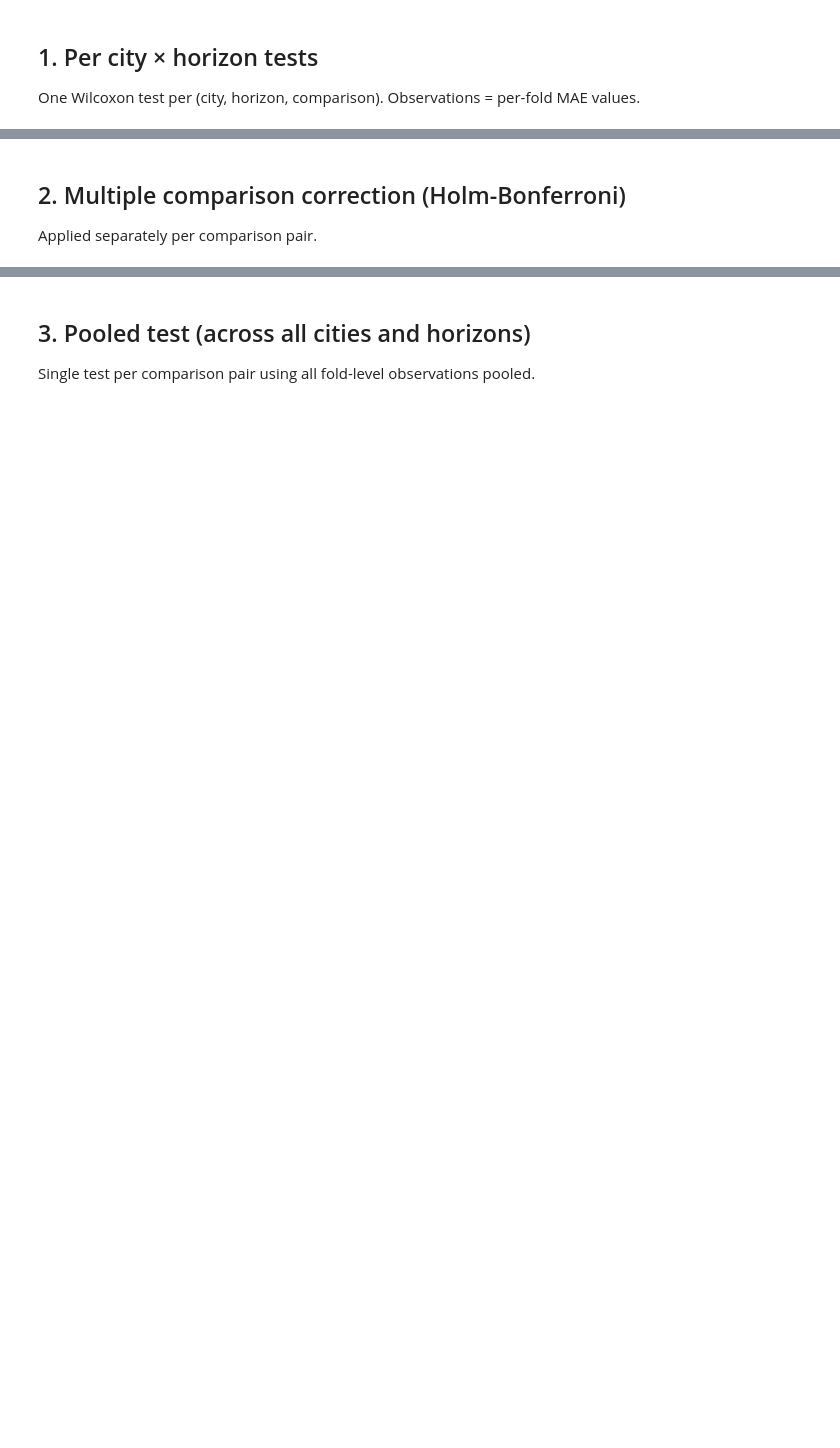
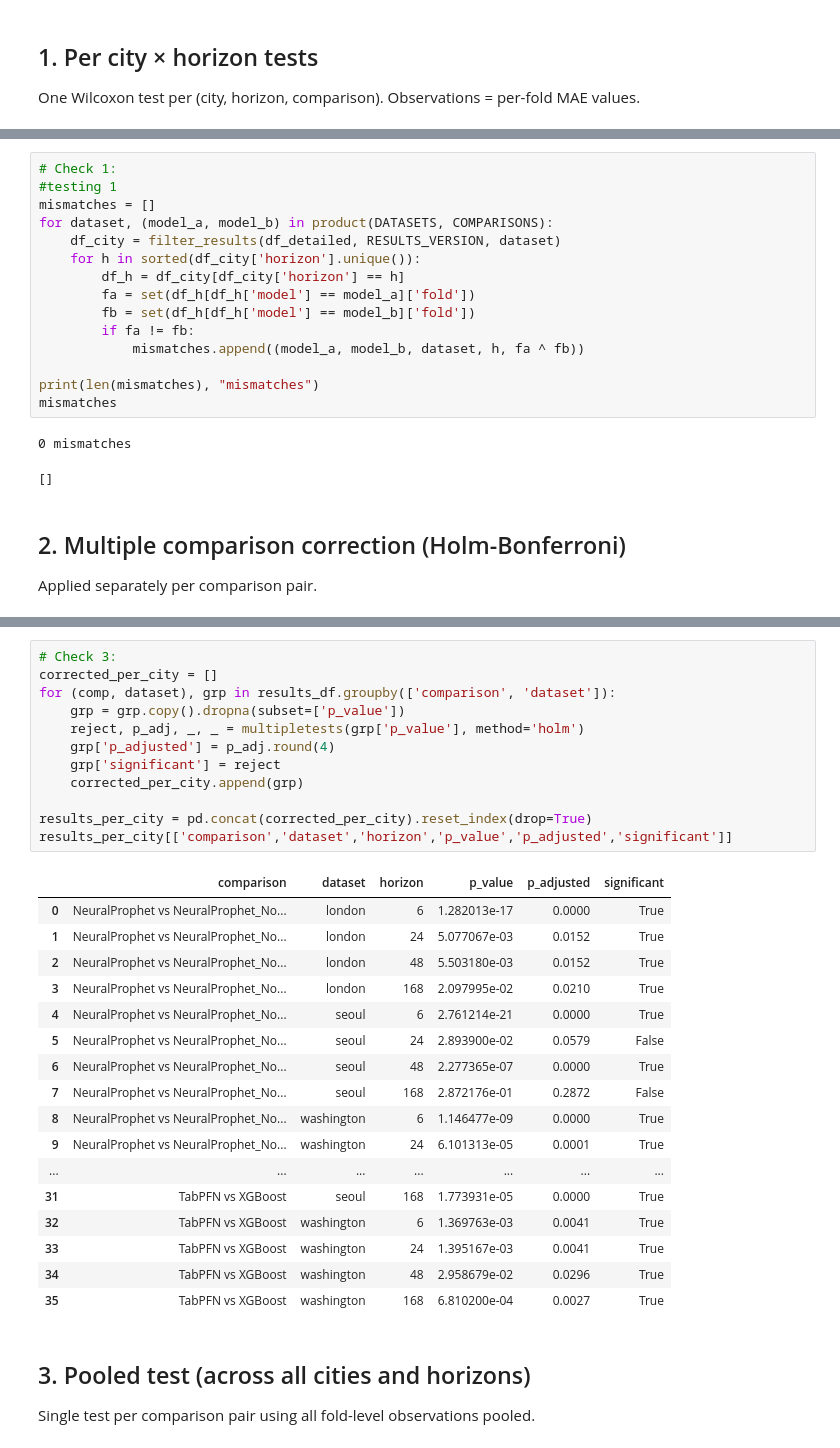
Before and after one commit to misssophieexplores/TabPFN-TS_for_Bike_Demand_Forecasting, a Jupyter notebook: analysis_visualizations/statistical_significance.ipynb, the cells around one changed output, grey strips where cells are left out. Saved outputs shown, nothing was run; the diff lists cells and outputs as text; blank space fills up the shorter version.

```diff
--- a/analysis_visualizations/statistical_significance.ipynb
+++ b/analysis_visualizations/statistical_significance.ipynb
@@ -100,6 +100,24 @@ NeuralProphet vs NeuralProphet_NoWeather NeuralProphet NeuralProphet_NoWeather w
 NeuralProphet vs NeuralProphet_NoWeather NeuralProphet NeuralProphet_NoWeather washington       24      245      123.06      118.09       4.96    10616.0 6.101313e-05
 NeuralProphet vs NeuralProphet_NoWeather NeuralProphet NeuralProphet_NoWeather washington       48      122      148.21      139.69       8.51     2423.0 6.880144e-04
 NeuralProphet vs NeuralProphet_NoWeather NeuralProphet NeuralProphet_NoWeather washington      168       35      121.95      106.01      15.93       26.0 6.222399e-08
+# %%
+# Check 1:
+#testing 1
+mismatches = []
+for dataset, (model_a, model_b) in product(DATASETS, COMPARISONS):
+    df_city = filter_results(df_detailed, RESULTS_VERSION, dataset)
+    for h in sorted(df_city['horizon'].unique()):
+        df_h = df_city[df_city['horizon'] == h]
+        fa = set(df_h[df_h['model'] == model_a]['fold'])
+        fb = set(df_h[df_h['model'] == model_b]['fold'])
+        if fa != fb:
+            mismatches.append((model_a, model_b, dataset, h, fa ^ fb))
+
+print(len(mismatches), "mismatches")
+mismatches
+# %% [output]
+0 mismatches
+[]
 # %% [markdown]
 ## 2. Multiple comparison correction (Holm-Bonferroni)
 Applied separately per comparison pair.
@@ -140,6 +158,36 @@ NeuralProphet vs NeuralProphet_NoWeather washington       48      122      148.2
                        TabPFN vs XGBoost washington       24      245       49.38       53.93      -4.55 1.395167e-03      0.0082         True
                        TabPFN vs XGBoost washington       48      122       53.66       58.64      -4.98 2.958679e-02      0.0695        False
                        TabPFN vs XGBoost washington      168       35       50.56       61.68     -11.12 6.810200e-04      0.0048         True
+# %%
+# Check 3:
+corrected_per_city = []
+for (comp, dataset), grp in results_df.groupby(['comparison', 'dataset']):
+    grp = grp.copy().dropna(subset=['p_value'])
+    reject, p_adj, _, _ = multipletests(grp['p_value'], method='holm')
+    grp['p_adjusted'] = p_adj.round(4)
+    grp['significant'] = reject
+    corrected_per_city.append(grp)
+
+results_per_city = pd.concat(corrected_per_city).reset_index(drop=True)
+results_per_city[['comparison','dataset','horizon','p_value','p_adjusted','significant']]
+# %% [output]
+|  | comparison | dataset | horizon | p_value | p_adjusted | significant |
+| 0 | NeuralProphet vs NeuralProphet_No... | london | 6 | 1.282013e-17 | 0.0000 | True |
+| 1 | NeuralProphet vs NeuralProphet_No... | london | 24 | 5.077067e-03 | 0.0152 | True |
+| 2 | NeuralProphet vs NeuralProphet_No... | london | 48 | 5.503180e-03 | 0.0152 | True |
+| 3 | NeuralProphet vs NeuralProphet_No... | london | 168 | 2.097995e-02 | 0.0210 | True |
+| 4 | NeuralProphet vs NeuralProphet_No... | seoul | 6 | 2.761214e-21 | 0.0000 | True |
+| 5 | NeuralProphet vs NeuralProphet_No... | seoul | 24 | 2.893900e-02 | 0.0579 | False |
+| 6 | NeuralProphet vs NeuralProphet_No... | seoul | 48 | 2.277365e-07 | 0.0000 | True |
+| 7 | NeuralProphet vs NeuralProphet_No... | seoul | 168 | 2.872176e-01 | 0.2872 | False |
+| 8 | NeuralProphet vs NeuralProphet_No... | washington | 6 | 1.146477e-09 | 0.0000 | True |
+| 9 | NeuralProphet vs NeuralProphet_No... | washington | 24 | 6.101313e-05 | 0.0001 | True |
+| ... | ... | ... | ... | ... | ... | ... |
+| 31 | TabPFN vs XGBoost | seoul | 168 | 1.773931e-05 | 0.0000 | True |
+| 32 | TabPFN vs XGBoost | washington | 6 | 1.369763e-03 | 0.0041 | True |
+| 33 | TabPFN vs XGBoost | washington | 24 | 1.395167e-03 | 0.0041 | True |
+| 34 | TabPFN vs XGBoost | washington | 48 | 2.958679e-02 | 0.0296 | True |
+| 35 | TabPFN vs XGBoost | washington | 168 | 6.810200e-04 | 0.0027 | True |
 # %% [markdown]
 ## 3. Pooled test (across all cities and horizons)
 Single test per comparison pair using all fold-level observations pooled.
```
Also changed, not shown: parts of 8 cells of this notebook, 39 other files.
